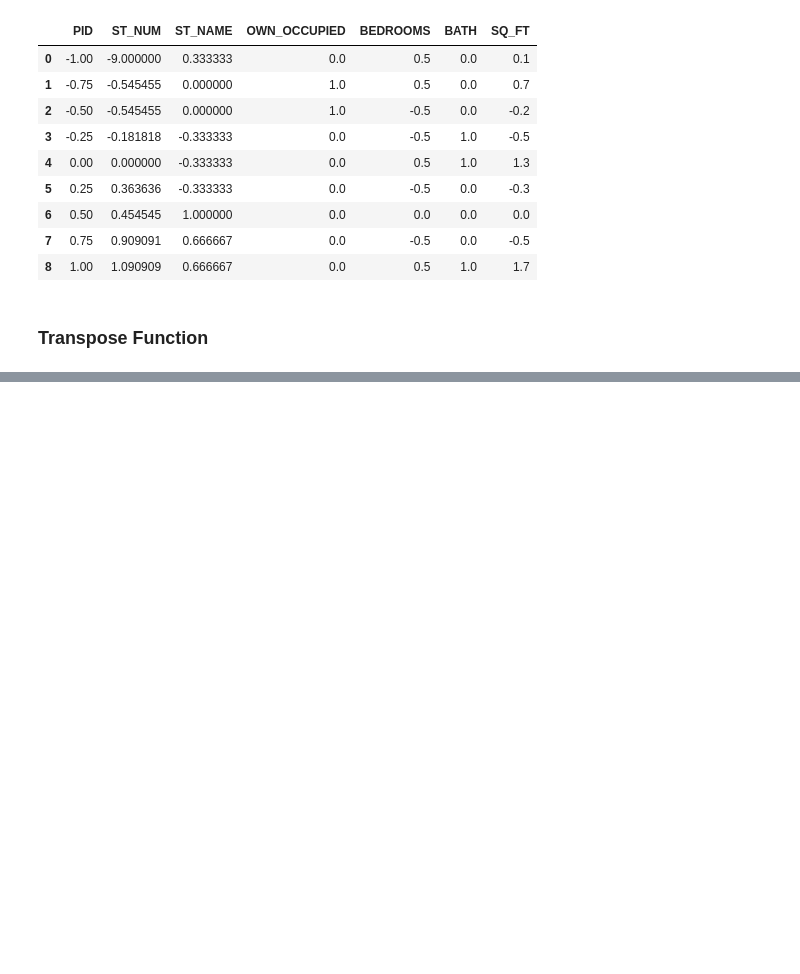
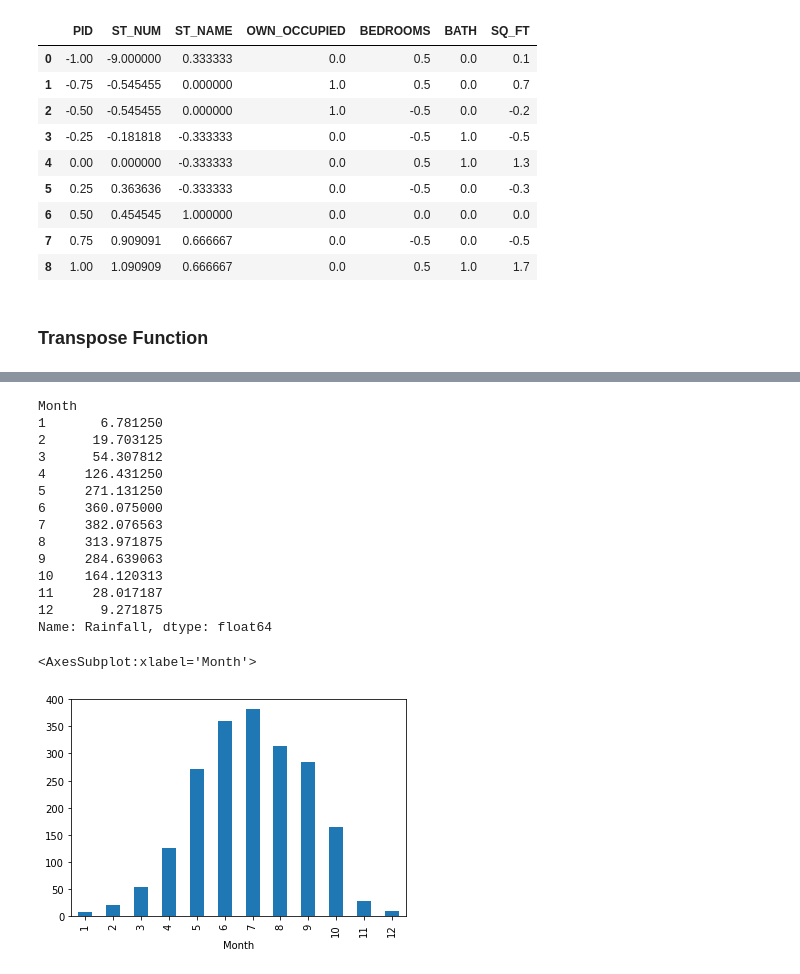
Before and after one commit to AzadMehedi/ML-Projects, a Jupyter notebook: Data_Cleaning_Basic.ipynb, the cells around one changed output, grey strips where cells are left out. Saved outputs shown, nothing was run; the diff lists cells and outputs as text; code cells hidden in the pictures; blank space fills up the shorter version.

```diff
--- a/Data_Cleaning_Basic.ipynb
+++ b/Data_Cleaning_Basic.ipynb
@@ -453,0 +513,22 @@ transposed_df
+# %%
+# monthly rainfall
+rain = df.groupby('Month')['Rainfall'].mean()
+print(rain)
+rain.plot(kind='bar')
+# %% [output]
+Month
+1       6.781250
+2      19.703125
+3      54.307812
+4     126.431250
+5     271.131250
+6     360.075000
+7     382.076563
+8     313.971875
+9     284.639063
+10    164.120313
+11     28.017187
+12      9.271875
+Name: Rainfall, dtype: float64
+<AxesSubplot:xlabel='Month'>
+[figure, added]
```
Also changed, not shown: parts of 21 cells of this notebook.
